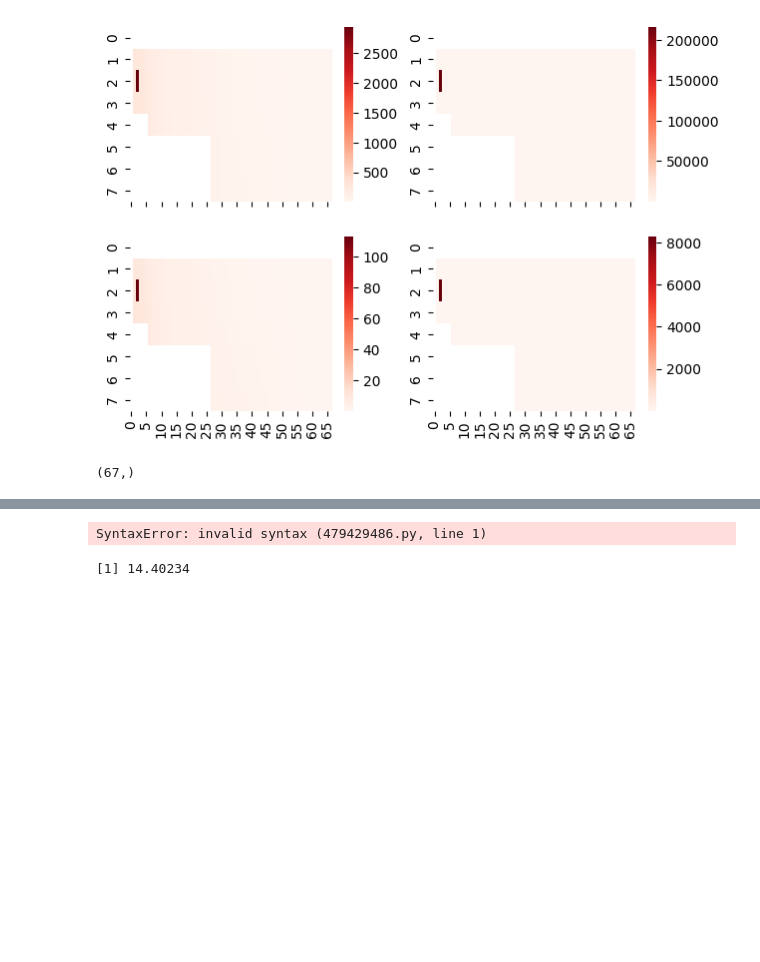
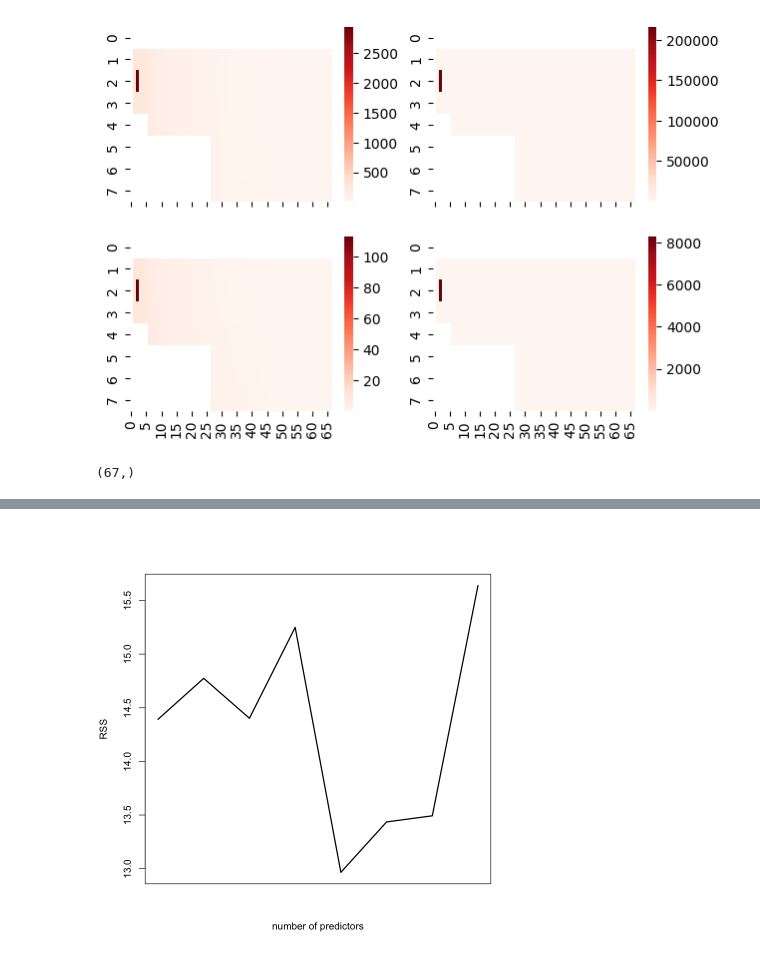
Before and after one commit to ChaosDonkey06/Stats-ML4Genomics, a Jupyter notebook: recitations/05-09-2024.ipynb, the cells around one changed output, grey strips where cells are left out. Drawn from its saved outputs; the diff is of its cells as text; code cells hidden in the pictures; blank space fills up the shorter version.

```diff
--- a/recitations/05-09-2024.ipynb
+++ b/recitations/05-09-2024.ipynb
@@ -285,36 +311,38 @@ data_test  <- data %>% filter(train == FALSE)
 model_train <- lm(lpsa ~ lcavol, data=data_train)
 test_pred   <- predict(model_train, newdata=data_test)
 rss0        <- sum((data_test$lpsa - test_pred)**2)
 
 model_train <- lm(lpsa ~ lweight+lcavol, data=data_train)
 test_pred   <- predict(model_train, newdata=data_test)
 rss1        <- sum((data_test$lpsa - test_pred)**2)
 
 model_train <- lm(lpsa ~ lweight+lcavol+age, data=data_train)
 test_pred   <- predict(model_train, newdata=data_test)
 rss2        <- sum((data_test$lpsa - test_pred)**2)
 
 model_train <- lm(lpsa ~ lweight+lcavol+age+lbph, data=data_train)
 rss3        <- sum((data_test$lpsa -  predict(model_train, newdata=data_test))**2)
 
 model_train <- lm(lpsa ~ lweight+lcavol+age+lbph+svi, data=data_train)
 rss4        <- sum((data_test$lpsa -  predict(model_train, newdata=data_test))**2)
 
 model_train <- lm(lpsa ~ lweight+lcavol+age+lbph+svi+lcp, data=data_train)
 rss5        <- sum((data_test$lpsa -  predict(model_train, newdata=data_test))**2)
 
 model_train <- lm(lpsa ~ lweight+lcavol+age+lbph+svi+lcp+gleason, data=data_train)
 rss6        <- sum((data_test$lpsa -  predict(model_train, newdata=data_test))**2)
 
 model_train <- lm(lpsa ~ lweight+lcavol+age+lbph+svi+lcp+gleason+pgg45, data=data_train)
 rss7        <- sum((data_test$lpsa -  predict(model_train, newdata=data_test))**2)
 
 rss_all <- c(rss0, rss1, rss2, rss3, rss4, rss5, rss6, rss7)
 
-plot(rss_all, type="l", col="black", lwd=2, xlab="number of predictors", ylab="RSS", xaxt="n")
+plot(rss_all,
+    type = "l",
+    col  = "black",
+    lwd  = 2,
+    xlab = "number of predictors",
+    ylab = "RSS",
+    xaxt = "n")
 # %% [output]
-SyntaxError: invalid syntax (479429486.py, line 1)
+[figure, added]
-# %%
-rss2
-# %% [output]
-[1] 14.40234
```
Also changed, not shown: parts of 1 cell of this notebook, 26 other files.
